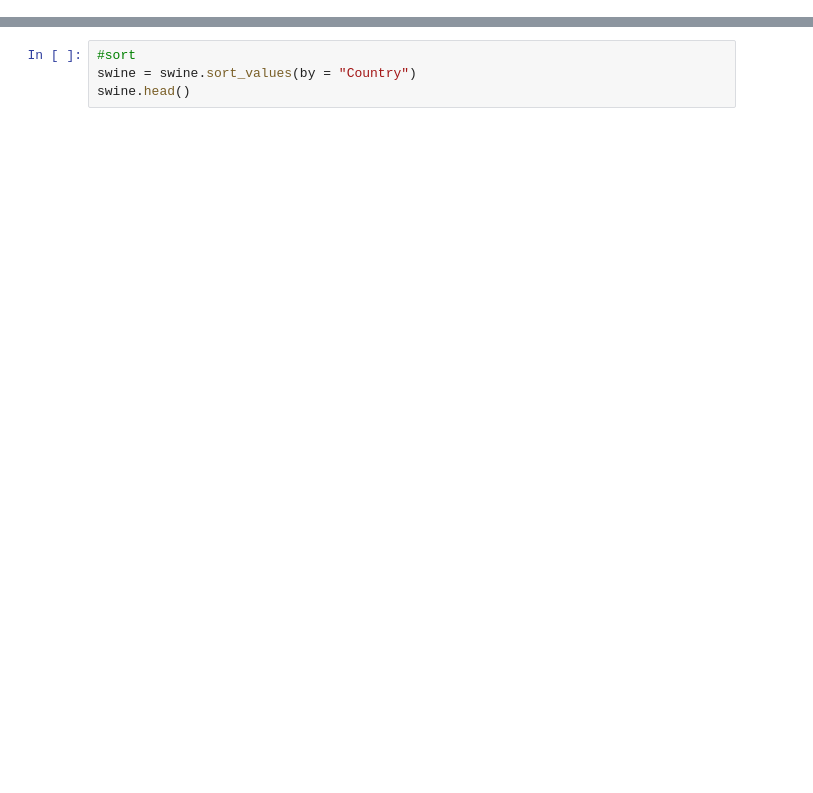
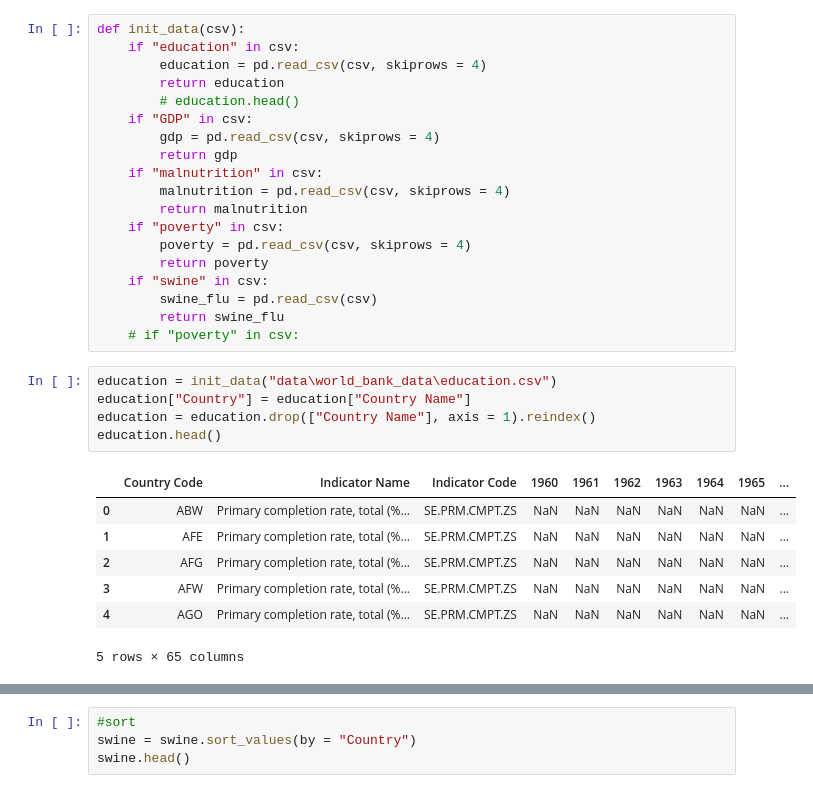
Before and after one commit to tzhang852/COMP-4447-Final-Project, a Jupyter notebook: edu_mal.ipynb, the cells around one changed output, grey strips where cells are left out. Saved outputs shown, nothing was run; the diff lists cells and outputs as text; blank space fills up the shorter version.

```diff
--- a/edu_mal.ipynb
+++ b/edu_mal.ipynb
@@ -15 +6,33 @@ education.head()
+# %%
+def init_data(csv):
+    if "education" in csv:
+        education = pd.read_csv(csv, skiprows = 4)
+        return education
+        # education.head()
+    if "GDP" in csv:
+        gdp = pd.read_csv(csv, skiprows = 4)
+        return gdp
+    if "malnutrition" in csv:
+        malnutrition = pd.read_csv(csv, skiprows = 4)
+        return malnutrition
+    if "poverty" in csv:
+        poverty = pd.read_csv(csv, skiprows = 4)
+        return poverty
+    if "swine" in csv:
+        swine_flu = pd.read_csv(csv)
+        return swine_flu
+    # if "poverty" in csv:
+# %%
+education = init_data("data\world_bank_data\education.csv")
+education["Country"] = education["Country Name"]
+education = education.drop(["Country Name"], axis = 1).reindex()
+education.head()
+# %% [output]
+|  | Country Code | Indicator Name | Indicator Code | 1960 | 1961 | 1962 | 1963 | 1964 | 1965 | ... |
+| 0 | ABW | Primary completion rate, total (%... | SE.PRM.CMPT.ZS | NaN | NaN | NaN | NaN | NaN | NaN | ... |
+| 1 | AFE | Primary completion rate, total (%... | SE.PRM.CMPT.ZS | NaN | NaN | NaN | NaN | NaN | NaN | ... |
+| 2 | AFG | Primary completion rate, total (%... | SE.PRM.CMPT.ZS | NaN | NaN | NaN | NaN | NaN | NaN | ... |
+| 3 | AFW | Primary completion rate, total (%... | SE.PRM.CMPT.ZS | NaN | NaN | NaN | NaN | NaN | NaN | ... |
+| 4 | AGO | Primary completion rate, total (%... | SE.PRM.CMPT.ZS | NaN | NaN | NaN | NaN | NaN | NaN | ... |
+5 rows × 65 columns
 # %%
```
Also changed, not shown: parts of 12 cells of this notebook.
